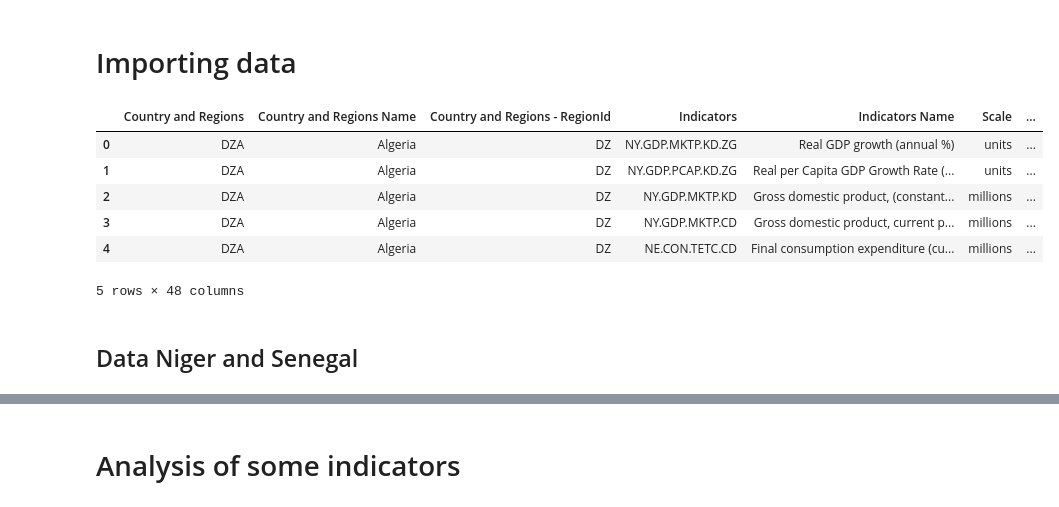
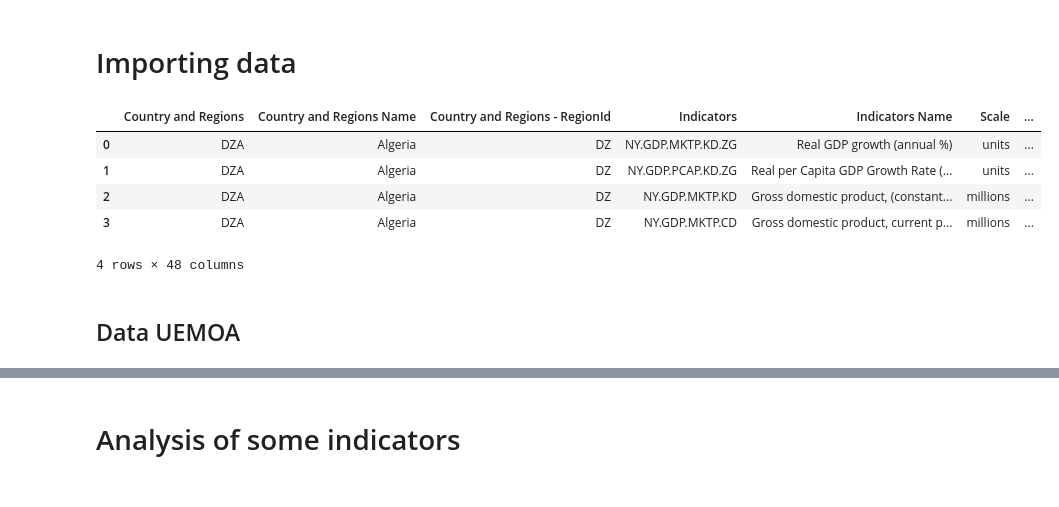
Before and after one commit to Omarlaouan/economic_analysis_africa, a Jupyter notebook: economic_analysis_africa.ipynb, the cells around one changed output, grey strips where cells are left out. Saved outputs shown, nothing was run; the diff lists cells and outputs as text; code cells hidden in the pictures.

```diff
--- a/economic_analysis_africa.ipynb
+++ b/economic_analysis_africa.ipynb
@@ -7,16 +12,15 @@ import matplotlib.pyplot as plt
 def read_data(path):
     return pd.read_excel(path)
 # %%
-path="C:\\Users\\SARR\\Documents\\Data Africa\\Data Africa\\Economics\\data.world\\african-economic-outlook-january-2019.xlsx"
+path='./data/african-economic-outlook-january-2019.xlsx'
 # %%
 data=read_data(path)
 # %%
-data.head(5)
+data.head(4)
 # %% [output]
 |  | Country and Regions | Country and Regions Name | Country and Regions - RegionId | Indicators | Indicators Name | Scale | ... |
 | 0 | DZA | Algeria | DZ | NY.GDP.MKTP.KD.ZG | Real GDP growth (annual %) | units | ... |
 | 1 | DZA | Algeria | DZ | NY.GDP.PCAP.KD.ZG | Real per Capita GDP Growth Rate (... | units | ... |
 | 2 | DZA | Algeria | DZ | NY.GDP.MKTP.KD | Gross domestic product, (constant... | millions | ... |
 | 3 | DZA | Algeria | DZ | NY.GDP.MKTP.CD | Gross domestic product, current p... | millions | ... |
-| 4 | DZA | Algeria | DZ | NE.CON.TETC.CD | Final consumption expenditure (cu... | millions | ... |
-5 rows × 48 columns
+4 rows × 48 columns
@@ -23,2 +31,2 @@ data.head(5)
 # %% [markdown]
-## Data Niger and Senegal
+## Data UEMOA
```
Also changed, not shown: parts of 63 cells of this notebook.
